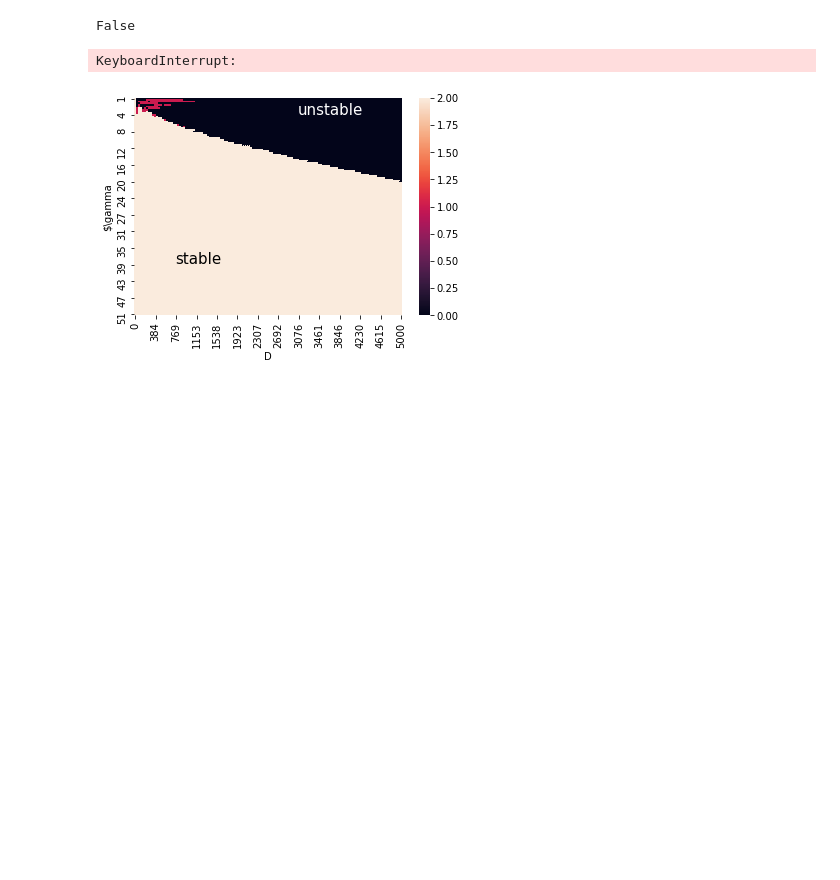
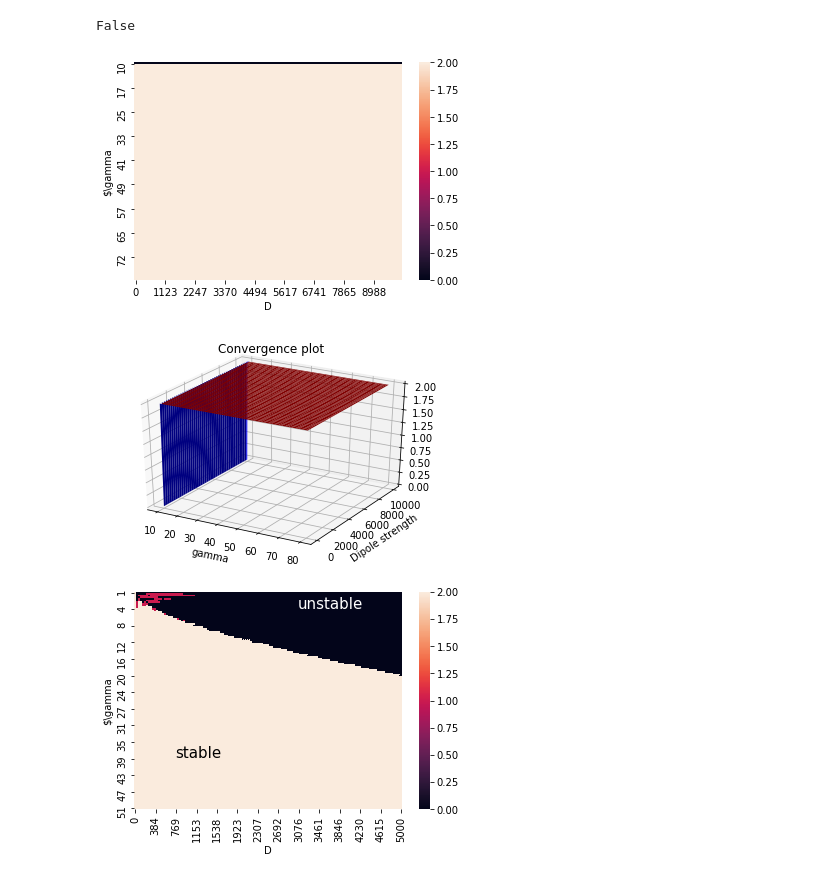
Before and after one commit to DavidStrachan1/BEC-of-dipolar-atoms-simulations, a Jupyter notebook: Quasi 2D using Hankel with Convolution method-checkpoint.ipynb, the cells around one changed output. Cells and saved outputs as stored; diff of their text form; code cells hidden in the pictures; blank space fills up the shorter version.

```diff
--- a/Quasi 2D using Hankel with Convolution method-checkpoint.ipynb
+++ b/Quasi 2D using Hankel with Convolution method-checkpoint.ipynb
@@ -201,8 +202,8 @@ plt.show() # plots psi against x
 False
 # %%
 gs = 0 #purely dipolar
-Ds = np.linspace(0,10000,80) ##range of (dimensionless) dipole strength to iterate over
-gammas = np.linspace(10,80,80)## range of gamma to iterate over
+Ds = np.linspace(0,10000,100) ##range of (dimensionless) dipole strength to iterate over
+gammas = np.linspace(10,80,100)## range of gamma to iterate over
 stability_matrix = np.zeros([len(gammas),len(Ds)])
 init_psi = np.exp((-r**2)/10) ##intial guess
 init_psi /= Norm_r_or_rho(init_psi,r) ##normalisation
@@ -215,6 +216,7 @@ for i in tqdm_notebook(range(len(gammas)),leave = False):
         gamma = gammas[i]
         D = Ds[j]
         eps = 1/gamma
+        lamda = 4*np.pi*D/3
         xi =2*np.pi*rho*np.sqrt(eps/2)
         Udd = 2-3*xi*np.sqrt(np.pi)*np.exp(xi**2)*ss.erfc(xi)
         Udd *=  1/(np.sqrt(2*np.pi*eps))
@@ -257,7 +259,7 @@ for i in tqdm_notebook(range(len(gammas)),leave = False):
 gammav = gammas.reshape(-1,1).repeat(len(Ds),1)
 Dsv = Ds.reshape(1,-1).repeat(len(gammas),0)
 
-df = pd.DataFrame(stability_matrix,index = gammas.astype(int),columns=Ds.astype())
+df = pd.DataFrame(stability_matrix,index = gammas.astype(int),columns=Ds.astype(int))
 sns.heatmap(df,xticklabels=10,yticklabels=10) ##plotting heat map, gamma is y axis and D is x axis
 plt.xlabel('D')
 plt.ylabel('$\gamma')
@@ -273,8 +275,26 @@ plt.xlabel("gamma")
 plt.ylabel("Dipole strength")
 ax.set_title("Convergence plot")
 plt.show()
-# %% [output]
-KeyboardInterrupt:
+# %%
+df = pd.DataFrame(stability_matrix,index = gammas.astype(int),columns=Ds.astype(int))
+sns.heatmap(df,xticklabels=10,yticklabels=10) ##plotting heat map, gamma is y axis and D is x axis
+plt.xlabel('D')
+plt.ylabel('$\gamma')
+# plt.text(800,40,'stable')
+# plt.text(4000,5,'unstable')
+plt.show()
+
+fig=plt.figure()
+ax=plt.axes(projection="3d")
+ax.plot_surface(gammav,Dsv,stability_matrix,cmap="jet")
+
+plt.xlabel("gamma")
+plt.ylabel("Dipole strength")
+ax.set_title("Convergence plot")
+plt.show()
+# %% [output]
+[figure, added]
+[figure, added]
 # %%
 
 gammav = gammas.reshape(-1,1).repeat(len(Ds),1)
```
Also changed, not shown: parts of 3 cells of this notebook.
